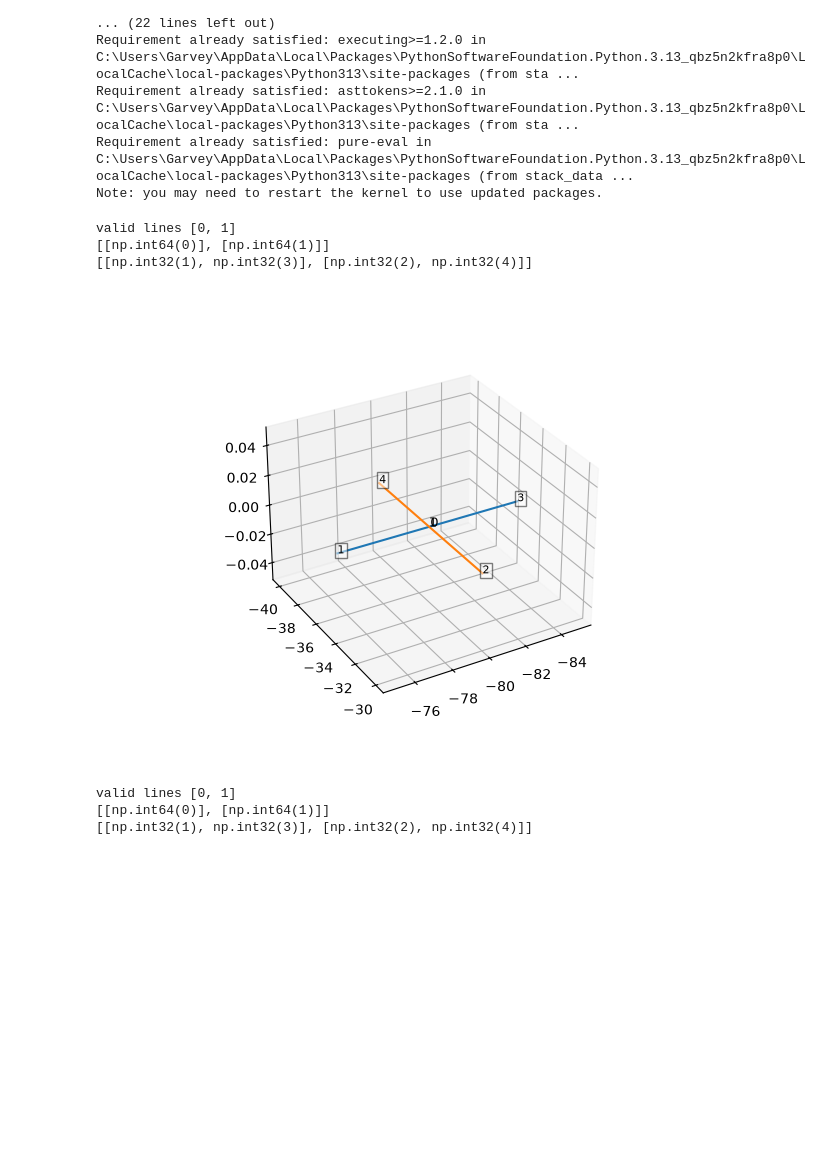
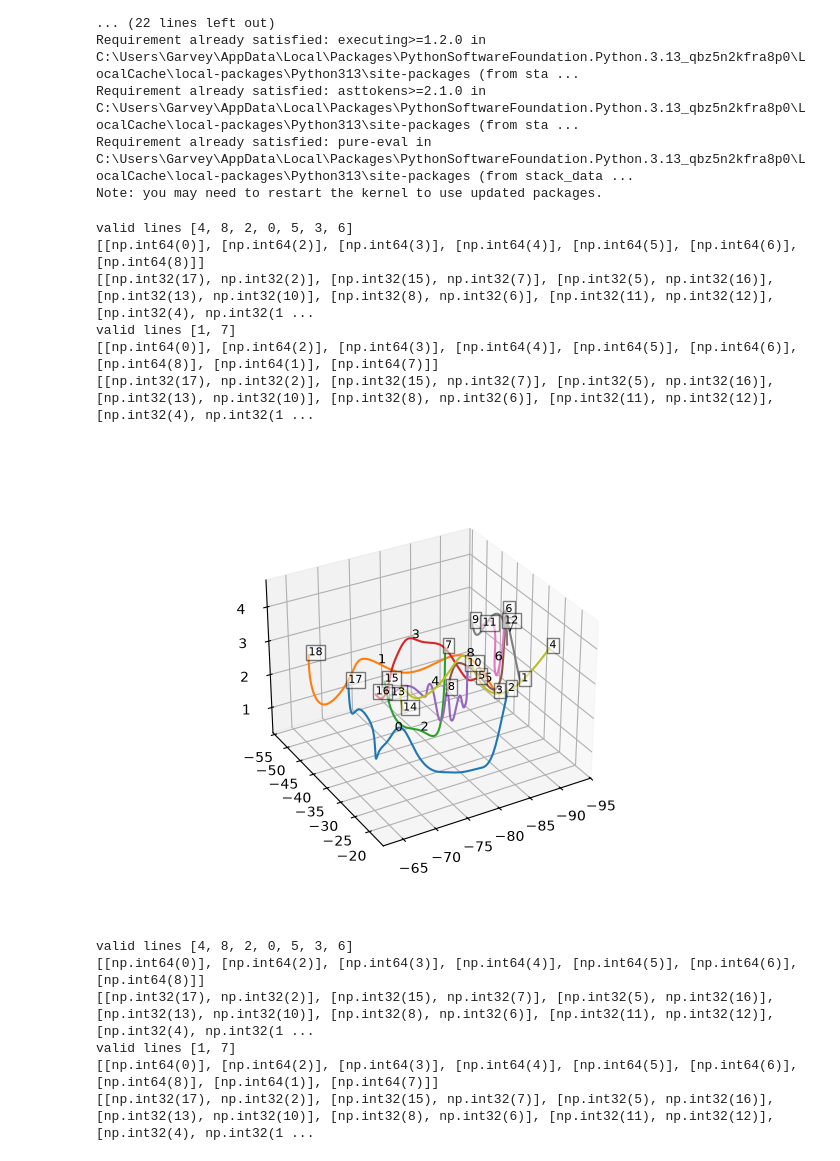
Before and after one commit to joeforth/fractal_slicer, a Jupyter notebook: fractal_slicer_version_debugged.ipynb, the cells around one changed output. Cells and saved outputs as stored; diff of their text form; code cells hidden in the pictures; blank space fills up the shorter version.

```diff
--- a/fractal_slicer_version_debugged.ipynb
+++ b/fractal_slicer_version_debugged.ipynb
@@ -21,38 +21,44 @@ Note: you may need to restart the kernel to use updated packages.
 # %%
 %matplotlib widget
 from fracprint import processor_debugged as processor
 from fracprint import writer_debugged as writer
 
 # File settings
-filedir = './Rhino_garv/'       # Directory of the file you're loading
-filename = 'axis_check_2.txt'   # Name of the file you're loading
-fileout = 'axis_check_5.gcode'          # Name of the output file
+filedir = './Rhino_isa/'       # Directory of the file you're loading
+filename = 'network2.txt'   # Name of the file you're loading
+fileout = 'network3.gcode'          # Name of the output file
 
 # Print settings
 d = 0.8                    # Target fibril diameter in mm
 x_offset, y_offset = -80, -35  # Offset of the print from the origin                ##CALIBRATE   #changed to get back on plate
 bed_temperature = 0        # Bed temperature in degrees C
 floor = -50               # z-coord at which nozzle hits printbed in mm      ##CALIBRATE
-z_min = -48                # Minimum z-coord for the print in mm              ##CALIBRATE
+z_min = -50                # Minimum z-coord for the print in mm              ##CALIBRATE
 roof = 0                   # Height to retract printhead to at end of print
 f_print = 200              # Printhead speed in mm / min
 E_clean = 10                # Amount to extrude in cleaning line
 
 # Write to file
 settings = processor.build_settings(filedir, filename, fileout, d, x_offset, y_offset, bed_temperature, floor, z_min, roof, f_print, E_clean)
 df, line_order_grouped = processor.shape_prep(settings)
 df_print = writer.gcode_writer(df, settings, line_order_grouped)
 
 # animation
 data_frame, terminal_points, nodes = processor.node_finder(df)
 eline_order, enode_order, eline_order_grouped, enode_order_grouped= processor.eulerficator(data_frame, terminal_points, nodes)
 
 ani = processor.node_plotter(data_frame, terminal_points, eline_order, enode_order, enode_order_grouped)
 # %% [output]
-valid lines [0, 1]
-[[np.int64(0)], [np.int64(1)]]
-[[np.int32(1), np.int32(3)], [np.int32(2), np.int32(4)]]
+valid lines [4, 8, 2, 0, 5, 3, 6]
+[[np.int64(0)], [np.int64(2)], [np.int64(3)], [np.int64(4)], [np.int64(5)], [np.int64(6)], [np.int64(8)]]
+[[np.int32(17), np.int32(2)], [np.int32(15), np.int32(7)], [np.int32(5), np.int32(16)], [np.int32(13), np.int32(10)], [np.int32(8), np.int32(6)], [np.int32(11), np.int32(12)], [np.int32(4), np.int32(1 ...
+valid lines [1, 7]
+[[np.int64(0)], [np.int64(2)], [np.int64(3)], [np.int64(4)], [np.int64(5)], [np.int64(6)], [np.int64(8)], [np.int64(1)], [np.int64(7)]]
+[[np.int32(17), np.int32(2)], [np.int32(15), np.int32(7)], [np.int32(5), np.int32(16)], [np.int32(13), np.int32(10)], [np.int32(8), np.int32(6)], [np.int32(11), np.int32(12)], [np.int32(4), np.int32(1 ...
-[figure, old version]
+[figure, new version]
-valid lines [0, 1]
-[[np.int64(0)], [np.int64(1)]]
-[[np.int32(1), np.int32(3)], [np.int32(2), np.int32(4)]]
+valid lines [4, 8, 2, 0, 5, 3, 6]
+[[np.int64(0)], [np.int64(2)], [np.int64(3)], [np.int64(4)], [np.int64(5)], [np.int64(6)], [np.int64(8)]]
+[[np.int32(17), np.int32(2)], [np.int32(15), np.int32(7)], [np.int32(5), np.int32(16)], [np.int32(13), np.int32(10)], [np.int32(8), np.int32(6)], [np.int32(11), np.int32(12)], [np.int32(4), np.int32(1 ...
+valid lines [1, 7]
+[[np.int64(0)], [np.int64(2)], [np.int64(3)], [np.int64(4)], [np.int64(5)], [np.int64(6)], [np.int64(8)], [np.int64(1)], [np.int64(7)]]
+[[np.int32(17), np.int32(2)], [np.int32(15), np.int32(7)], [np.int32(5), np.int32(16)], [np.int32(13), np.int32(10)], [np.int32(8), np.int32(6)], [np.int32(11), np.int32(12)], [np.int32(4), np.int32(1 ...
```
Also changed, not shown: parts of 1 cell of this notebook.
